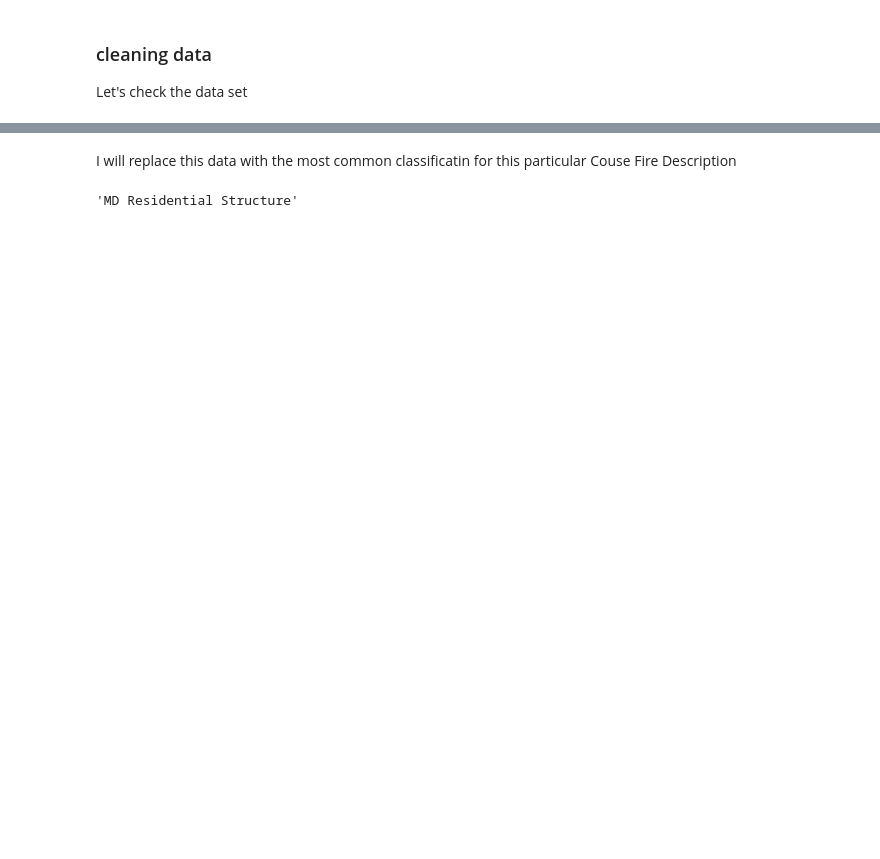
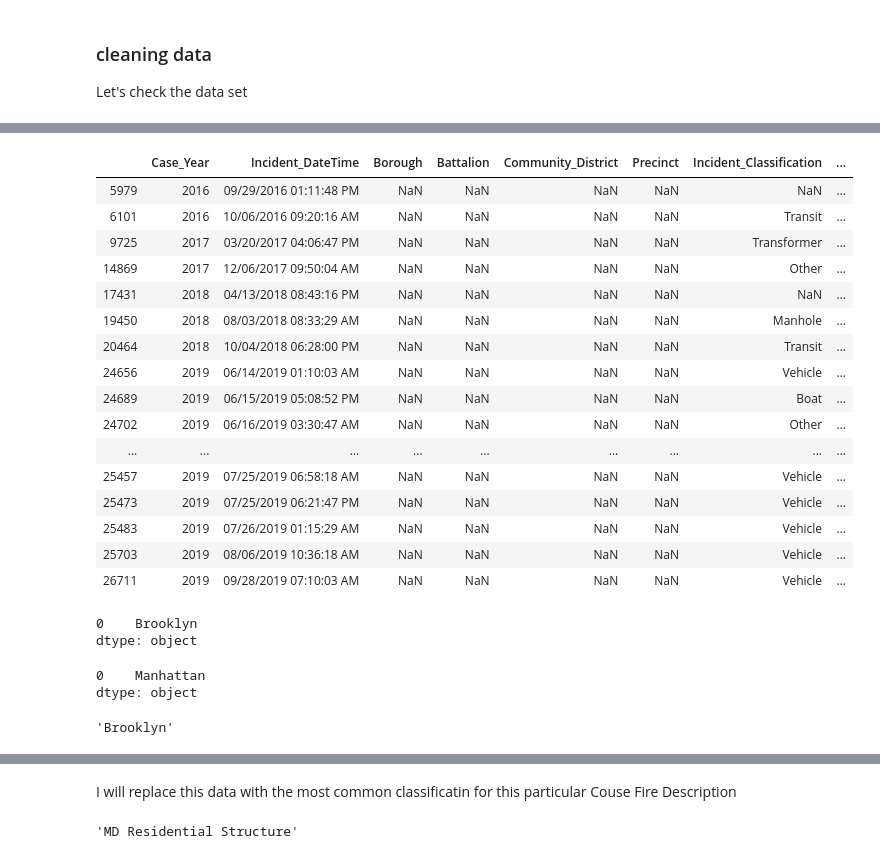
Before and after one commit to molinexx/Data-analysis-with-Python, a Jupyter notebook: NYC Fire data.ipynb, the cells around one changed output, grey strips where cells are left out. Saved outputs shown, nothing was run; the diff lists cells and outputs as text; code cells hidden in the pictures; blank space fills up the shorter version.

```diff
--- a/NYC Fire data.ipynb
+++ b/NYC Fire data.ipynb
@@ -138,0 +207,43 @@ fire_2020[fire_2020["Incident_Classification"].isnull()]
+# %%
+# map it to fill nan
+fire["Borough"]= fire["Borough"].fillna(fire["Battalion"].map(battalion_dict))
+# %%
+fire[fire["Borough"].isna()]
+# %% [output]
+|  | Case_Year | Incident_DateTime | Borough | Battalion | Community_District | Precinct | Incident_Classification | ... |
+| 5979 | 2016 | 09/29/2016 01:11:48 PM | NaN | NaN | NaN | NaN | NaN | ... |
+| 6101 | 2016 | 10/06/2016 09:20:16 AM | NaN | NaN | NaN | NaN | Transit | ... |
+| 9725 | 2017 | 03/20/2017 04:06:47 PM | NaN | NaN | NaN | NaN | Transformer | ... |
+| 14869 | 2017 | 12/06/2017 09:50:04 AM | NaN | NaN | NaN | NaN | Other | ... |
+| 17431 | 2018 | 04/13/2018 08:43:16 PM | NaN | NaN | NaN | NaN | NaN | ... |
+| 19450 | 2018 | 08/03/2018 08:33:29 AM | NaN | NaN | NaN | NaN | Manhole | ... |
+| 20464 | 2018 | 10/04/2018 06:28:00 PM | NaN | NaN | NaN | NaN | Transit | ... |
+| 24656 | 2019 | 06/14/2019 01:10:03 AM | NaN | NaN | NaN | NaN | Vehicle | ... |
+| 24689 | 2019 | 06/15/2019 05:08:52 PM | NaN | NaN | NaN | NaN | Boat | ... |
+| 24702 | 2019 | 06/16/2019 03:30:47 AM | NaN | NaN | NaN | NaN | Other | ... |
+| ... | ... | ... | ... | ... | ... | ... | ... | ... |
+| 25457 | 2019 | 07/25/2019 06:58:18 AM | NaN | NaN | NaN | NaN | Vehicle | ... |
+| 25473 | 2019 | 07/25/2019 06:21:47 PM | NaN | NaN | NaN | NaN | Vehicle | ... |
+| 25483 | 2019 | 07/26/2019 01:15:29 AM | NaN | NaN | NaN | NaN | Vehicle | ... |
+| 25703 | 2019 | 08/06/2019 10:36:18 AM | NaN | NaN | NaN | NaN | Vehicle | ... |
+| 26711 | 2019 | 09/28/2019 07:10:03 AM | NaN | NaN | NaN | NaN | Vehicle | ... |
+# %%
+# When Battalion is missing what the the most common Bourough that is assocated with it?
+fire_original[fire_original["Battalion"].isna()]["Borough"].mode()
+# %% [output]
+0    Brooklyn
+dtype: object
+# %%
+# When Precinct is missing the most common borough is Manhattan
+fire_original[fire_original["Precinct"].isna()]["Borough"].mode()
+# %% [output]
+0    Manhattan
+dtype: object
+# %%
+# In all 22 cases when  Borough is missing Cause_Fire_Description is eaual to  Preliminary Investigation Only.
+# If I explore the oryginal set the most common bourouh for this type of fire couse is Brooklyn
+
+mode_missing_borough = fire_original[fire_original["Cause_Fire_Description"] == "Preliminary Investigation Only"]["Borough"].mode()
+mode_missing_borough[0]
+# %% [output]
+'Brooklyn'
```
Also changed, not shown: parts of 51 cells of this notebook, 1 other file.
